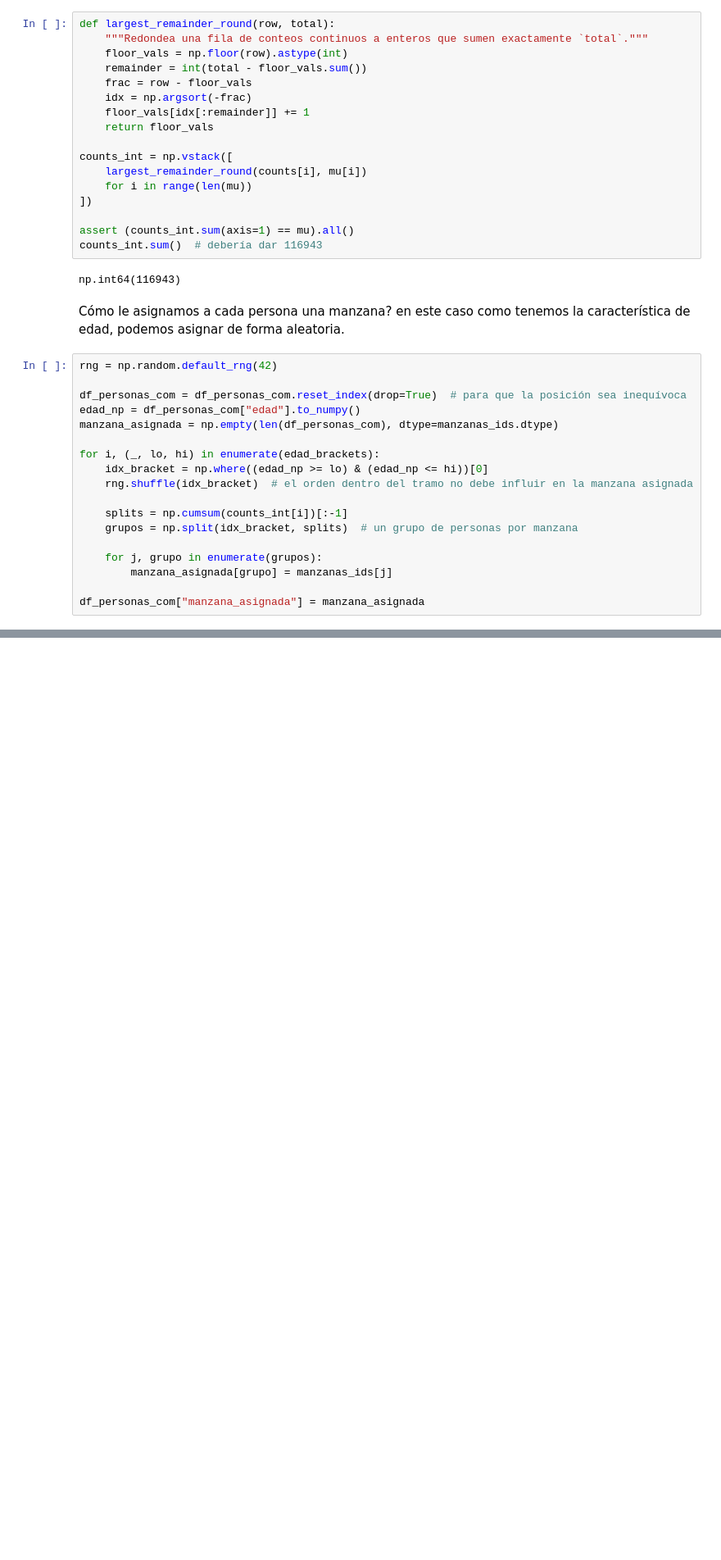
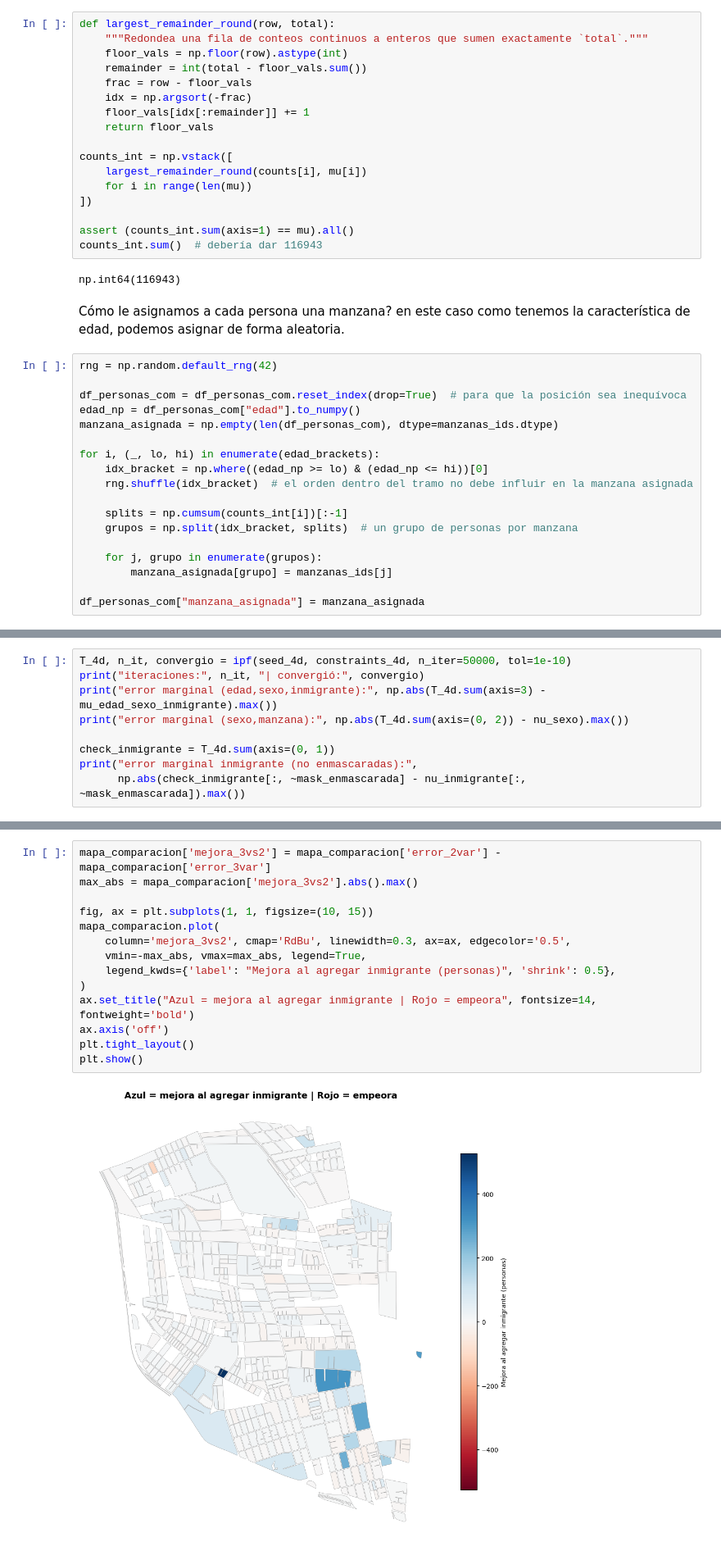
Before and after one commit to vgalfaro/synthetic-data, a Jupyter notebook: microdatos.ipynb, the cells around one changed output, grey strips where cells are left out. Shown at 82% size. Saved outputs shown, nothing was run; the diff lists cells and outputs as text; blank space fills up the shorter version.

```diff
--- a/microdatos.ipynb
+++ b/microdatos.ipynb
@@ -695,0 +957,9 @@ En vez de usar solo tramos etarios, podemos usar la distribución conjunta (i.e.
+# %%
+T_4d, n_it, convergio = ipf(seed_4d, constraints_4d, n_iter=50000, tol=1e-10)
+print("iteraciones:", n_it, "| convergió:", convergio)
+print("error marginal (edad,sexo,inmigrante):", np.abs(T_4d.sum(axis=3) - mu_edad_sexo_inmigrante).max())
+print("error marginal (sexo,manzana):", np.abs(T_4d.sum(axis=(0, 2)) - nu_sexo).max())
+
+check_inmigrante = T_4d.sum(axis=(0, 1))
+print("error marginal inmigrante (no enmascaradas):",
+      np.abs(check_inmigrante[:, ~mask_enmascarada] - nu_inmigrante[:, ~mask_enmascarada]).max())
@@ -695,0 +1044,16 @@ En vez de usar solo tramos etarios, podemos usar la distribución conjunta (i.e.
+# %%
+mapa_comparacion['mejora_3vs2'] = mapa_comparacion['error_2var'] - mapa_comparacion['error_3var']
+max_abs = mapa_comparacion['mejora_3vs2'].abs().max()
+
+fig, ax = plt.subplots(1, 1, figsize=(10, 15))
+mapa_comparacion.plot(
+    column='mejora_3vs2', cmap='RdBu', linewidth=0.3, ax=ax, edgecolor='0.5',
+    vmin=-max_abs, vmax=max_abs, legend=True,
+    legend_kwds={'label': "Mejora al agregar inmigrante (personas)", 'shrink': 0.5},
+)
+ax.set_title("Azul = mejora al agregar inmigrante | Rojo = empeora", fontsize=14, fontweight='bold')
+ax.axis('off')
+plt.tight_layout()
+plt.show()
+# %% [output]
+[figure, added]
```
Also changed, not shown: parts of 36 cells of this notebook.
